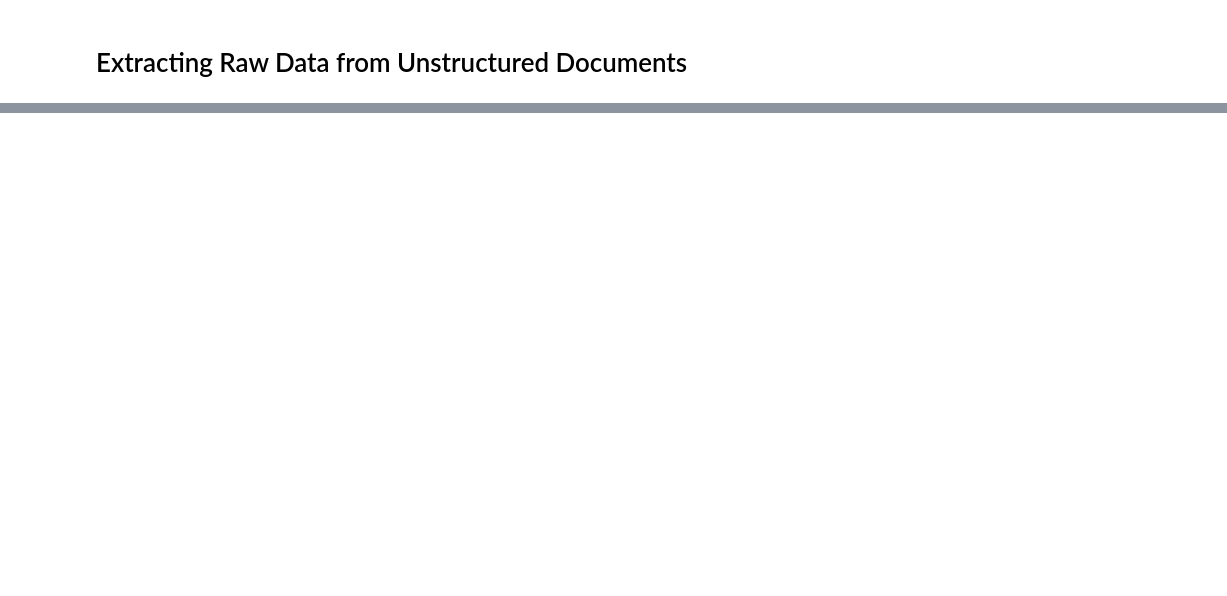
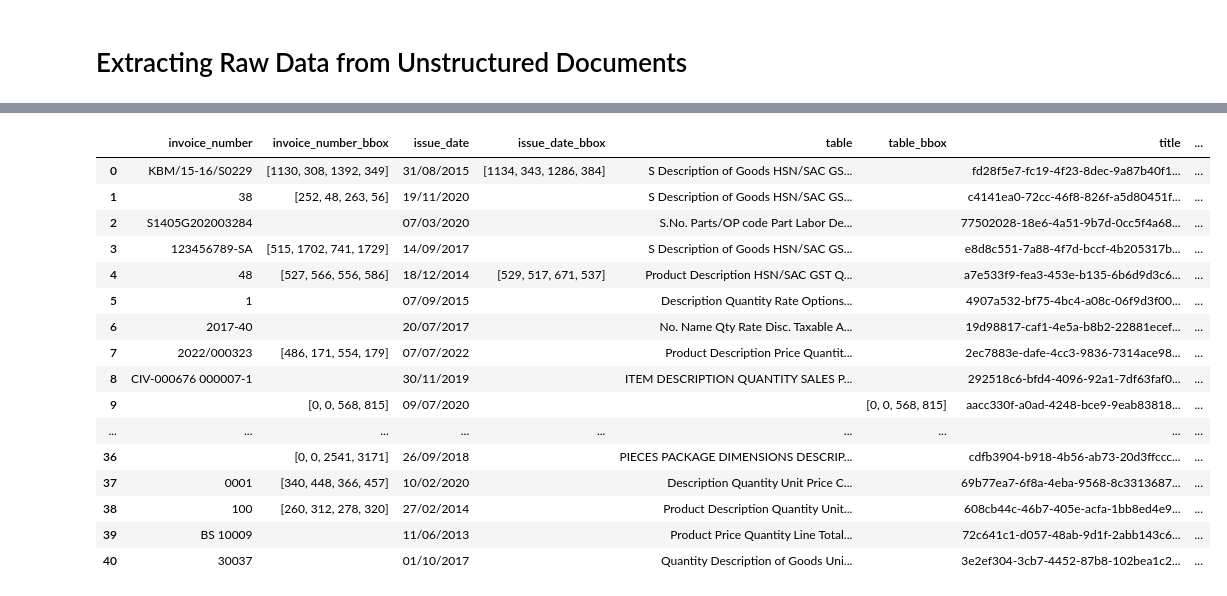
Before and after one commit to clerisy47/Invoice_Data_Miner, a Jupyter notebook: main.ipynb, the cells around one changed output, grey strips where cells are left out. Cells and saved outputs as stored; diff of their text form; code cells hidden in the pictures; blank space fills up the shorter version.

Commit message:
generate csv with bbox

```diff
--- a/main.ipynb
+++ b/main.ipynb
@@ -80,0 +112,2 @@ with open("jsons.json", "a") as file:
+# %%
+df_merged = df_1.combine_first(df_2)
@@ -80,0 +123,41 @@ with open("jsons.json", "a") as file:
+# %%
+def get_bounding_box(image_path, text):
+    image = cv2.imread(image_path)
+    image = cv2.cvtColor(image, cv2.COLOR_BGR2RGB)
+    data = pytesseract.image_to_data(image, output_type=pytesseract.Output.DICT)
+    for i in range(len(data['text'])):
+        if data['text'][i] == text:
+            x_top_left = data['left'][i]
+            y_top_left = data['top'][i]
+            x_bottom_right = x_top_left + data['width'][i]
+            y_bottom_right = y_top_left + data['height'][i]
+            return str([x_top_left, y_top_left, x_bottom_right, y_bottom_right])
+    return None
+# %%
+for index, row in df_merged.iterrows():
+    image_path = f"test/files/{row['title']}"
+    df_merged.loc[index, 'invoice_number_bbox'] = get_bounding_box(image_path, row['invoice_number'])
+    df_merged.loc[index, 'issue_date_bbox'] = get_bounding_box(image_path, row['issue_date'])
+    df_merged.loc[index, 'table_bbox'] = get_bounding_box(image_path, row['table'])
+# %%
+df_merged.fillna('', inplace=True)
+# %%
+df_merged
+# %% [output]
+|  | invoice_number | invoice_number_bbox | issue_date | issue_date_bbox | table | table_bbox | title | ... |
+| 0 | KBM/15-16/S0229 | [1130, 308, 1392, 349] | 31/08/2015 | [1134, 343, 1286, 384] | S Description of Goods HSN/SAC GS... |  | fd28f5e7-fc19-4f23-8dec-9a87b40f1... | ... |
+| 1 | 38 | [252, 48, 263, 56] | 19/11/2020 |  | S Description of Goods HSN/SAC GS... |  | c4141ea0-72cc-46f8-826f-a5d80451f... | ... |
+| 2 | S1405G202003284 |  | 07/03/2020 |  | S.No. Parts/OP code Part Labor De... |  | 77502028-18e6-4a51-9b7d-0cc5f4a68... | ... |
+| 3 | 123456789-SA | [515, 1702, 741, 1729] | 14/09/2017 |  | S Description of Goods HSN/SAC GS... |  | e8d8c551-7a88-4f7d-bccf-4b205317b... | ... |
+| 4 | 48 | [527, 566, 556, 586] | 18/12/2014 | [529, 517, 671, 537] | Product Description HSN/SAC GST Q... |  | a7e533f9-fea3-453e-b135-6b6d9d3c6... | ... |
+| 5 | 1 |  | 07/09/2015 |  | Description Quantity Rate Options... |  | 4907a532-bf75-4bc4-a08c-06f9d3f00... | ... |
+| 6 | 2017-40 |  | 20/07/2017 |  | No. Name Qty Rate Disc. Taxable A... |  | 19d98817-caf1-4e5a-b8b2-22881ecef... | ... |
+| 7 | 2022/000323 | [486, 171, 554, 179] | 07/07/2022 |  | Product Description Price Quantit... |  | 2ec7883e-dafe-4cc3-9836-7314ace98... | ... |
+| 8 | CIV-000676 000007-1 |  | 30/11/2019 |  | ITEM DESCRIPTION QUANTITY SALES P... |  | 292518c6-bfd4-4096-92a1-7df63faf0... | ... |
+| 9 |  | [0, 0, 568, 815] | 09/07/2020 |  |  | [0, 0, 568, 815] | aacc330f-a0ad-4248-bce9-9eab83818... | ... |
+| ... | ... | ... | ... | ... | ... | ... | ... | ... |
+| 36 |  | [0, 0, 2541, 3171] | 26/09/2018 |  | PIECES PACKAGE DIMENSIONS DESCRIP... |  | cdfb3904-b918-4b56-ab73-20d3ffccc... | ... |
+| 37 | 0001 | [340, 448, 366, 457] | 10/02/2020 |  | Description Quantity Unit Price C... |  | 69b77ea7-6f8a-4eba-9568-8c3313687... | ... |
+| 38 | 100 | [260, 312, 278, 320] | 27/02/2014 |  | Product Description Quantity Unit... |  | 608cb44c-46b7-405e-acfa-1bb8ed4e9... | ... |
+| 39 | BS 10009 |  | 11/06/2013 |  | Product Price Quantity Line Total... |  | 72c641c1-d057-48ab-9d1f-2abb143c6... | ... |
+| 40 | 30037 |  | 01/10/2017 |  | Quantity Description of Goods Uni... |  | 3e2ef304-3cb7-4452-87b8-102bea1c2... | ... |
```
Also changed, not shown: parts of 11 cells of this notebook, 9 other files.
